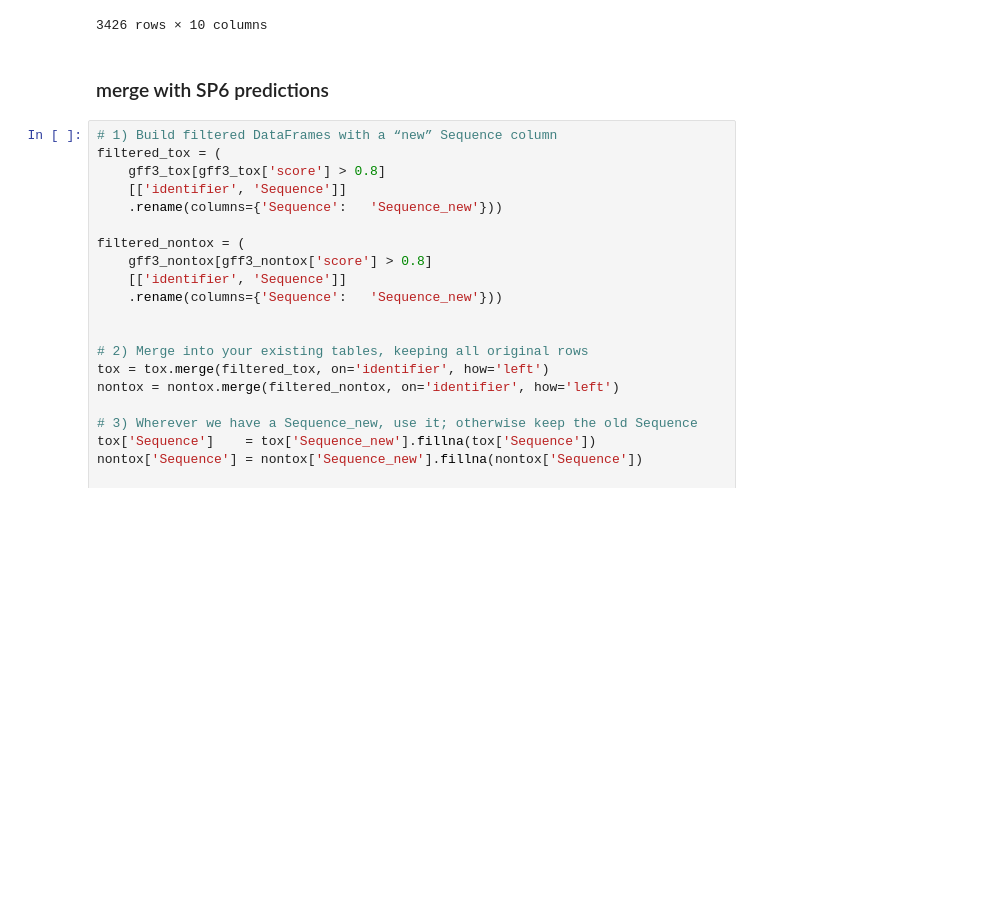
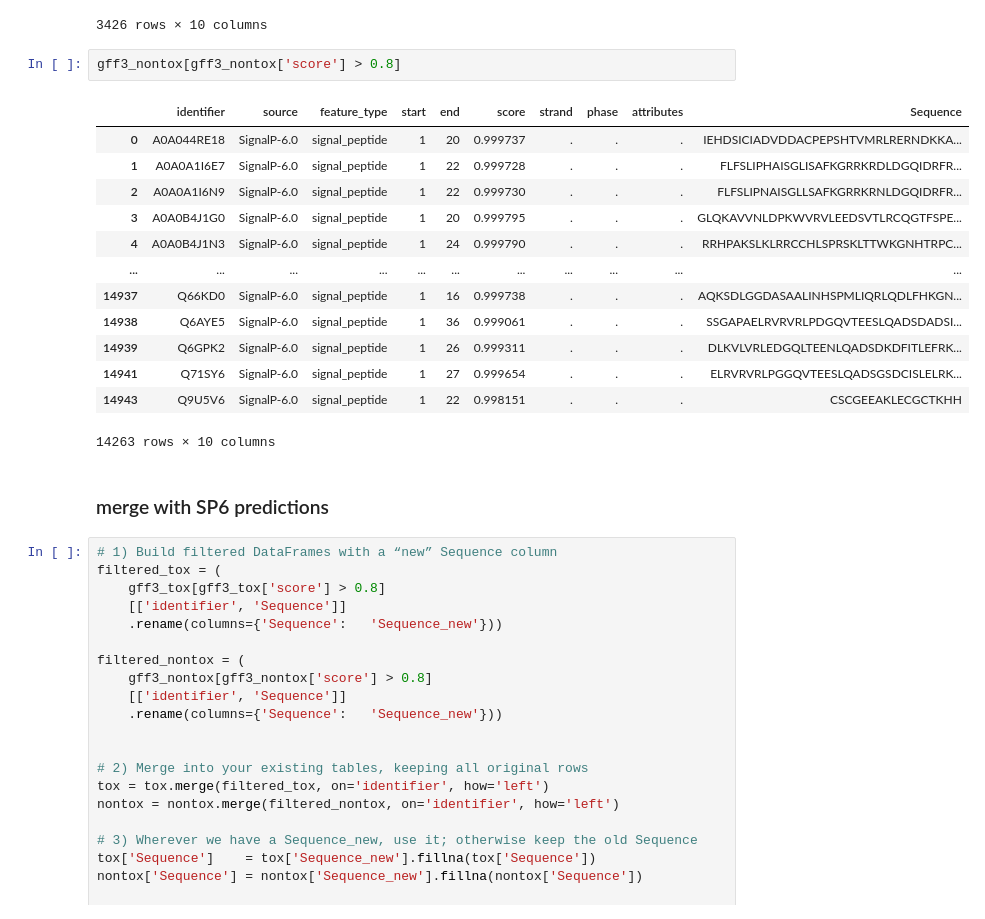
Before and after one commit to Sisistern123/ToxFam, a Jupyter notebook: utils/preprocessing.ipynb, the cells around one changed output. Saved outputs shown, nothing was run; the diff lists cells and outputs as text; blank space fills up the shorter version.

```diff
--- a/utils/preprocessing.ipynb
+++ b/utils/preprocessing.ipynb
@@ -200,6 +186,22 @@ gff3_tox[gff3_tox['score'] > 0.8]
 | 3458 | X5IFY8 | SignalP-6.0 | signal_peptide | 1 | 23 | 0.999690 | . | . | . | DGDQPAARNAVPRDDNPDGPSAKFMNVQRRSGC... |
 | 3459 | X5IXY8 | SignalP-6.0 | signal_peptide | 1 | 22 | 0.999739 | . | . | . | GKPNSGIRGLVPNDLTPQHTLRSLISRRQTDVL... |
 3426 rows × 10 columns
+# %%
+gff3_nontox[gff3_nontox['score'] > 0.8]
+# %% [output]
+|  | identifier | source | feature_type | start | end | score | strand | phase | attributes | Sequence |
+| 0 | A0A044RE18 | SignalP-6.0 | signal_peptide | 1 | 20 | 0.999737 | . | . | . | IEHDSICIADVDDACPEPSHTVMRLRERNDKKA... |
+| 1 | A0A0A1I6E7 | SignalP-6.0 | signal_peptide | 1 | 22 | 0.999728 | . | . | . | FLFSLIPHAISGLISAFKGRRKRDLDGQIDRFR... |
+| 2 | A0A0A1I6N9 | SignalP-6.0 | signal_peptide | 1 | 22 | 0.999730 | . | . | . | FLFSLIPNAISGLLSAFKGRRKRNLDGQIDRFR... |
+| 3 | A0A0B4J1G0 | SignalP-6.0 | signal_peptide | 1 | 20 | 0.999795 | . | . | . | GLQKAVVNLDPKWVRVLEEDSVTLRCQGTFSPE... |
+| 4 | A0A0B4J1N3 | SignalP-6.0 | signal_peptide | 1 | 24 | 0.999790 | . | . | . | RRHPAKSLKLRRCCHLSPRSKLTTWKGNHTRPC... |
+| ... | ... | ... | ... | ... | ... | ... | ... | ... | ... | ... |
+| 14937 | Q66KD0 | SignalP-6.0 | signal_peptide | 1 | 16 | 0.999738 | . | . | . | AQKSDLGGDASAALINHSPMLIQRLQDLFHKGN... |
+| 14938 | Q6AYE5 | SignalP-6.0 | signal_peptide | 1 | 36 | 0.999061 | . | . | . | SSGAPAELRVRVRLPDGQVTEESLQADSDADSI... |
+| 14939 | Q6GPK2 | SignalP-6.0 | signal_peptide | 1 | 26 | 0.999311 | . | . | . | DLKVLVRLEDGQLTEENLQADSDKDFITLEFRK... |
+| 14941 | Q71SY6 | SignalP-6.0 | signal_peptide | 1 | 27 | 0.999654 | . | . | . | ELRVRVRLPGGQVTEESLQADSGSDCISLELRK... |
+| 14943 | Q9U5V6 | SignalP-6.0 | signal_peptide | 1 | 22 | 0.998151 | . | . | . | CSCGEEAKLECGCTKHH |
+14263 rows × 10 columns
 # %% [markdown]
 ### merge with SP6 predictions
 # %%
```
Also changed, not shown: parts of 4 cells of this notebook, 21 other files.
